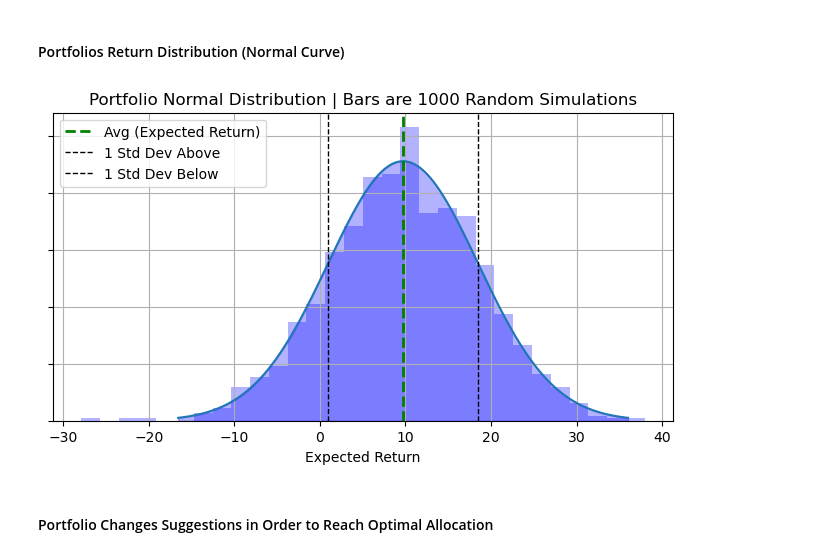
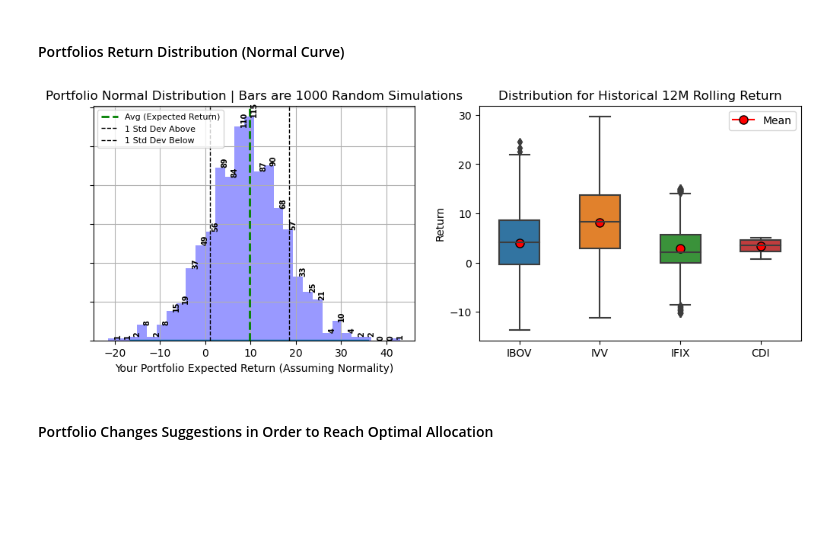
Before and after one commit to paulinhok14/Asset-Allocation, a Jupyter notebook: asset_allocation.ipynb, the cells around one changed output. Cells and saved outputs as stored; diff of their text form; code cells hidden in the pictures; blank space fills up the shorter version.

```diff
--- a/asset_allocation.ipynb
+++ b/asset_allocation.ipynb
@@ -507,47 +507,74 @@ plt.show()
 # %%
 # Defining constants with Risk/Return characteristics of portfolio
 mu = return_n_risk_tpl[0]  # Avg (Expected Return)
 sigma = return_n_risk_tpl[1]  # Std Dev (Expected Risk)
 
 # Calculating superior and inferior results. 3 Std Devs as premise
 lower_bound = mu - 3 * sigma
 upper_bound = mu + 3 * sigma
 
 # Calculating z-score
 z1 = (lower_bound - mu) / sigma
 z2 = (upper_bound - mu) / sigma
 
 # Calculating probability with pdf function from SciPy
 x = np.arange(lower_bound, upper_bound, 0.001)
 y = norm.pdf(x, mu, sigma)
 
 # Random Data on Normal Distribution
 # np.random.seed(X) # X as a random integer number in order to "pin" a random state
 qty_random_simulations = 1000
 return_random_normal_distribution = np.random.normal(return_n_risk_tpl[0], return_n_risk_tpl[1], qty_random_simulations)
 
-# Creating chart
-fig, ax = plt.subplots(figsize=(8, 4))
-ax.plot(x, y)
-ax.hist(return_random_normal_distribution, bins=30, density=True, alpha=0.3, color='blue')
+# Creating charts - Grid
+fig, axs = plt.subplots(1, 2, figsize=(12, 4))
+chart1 = axs[0]
+chart2 = axs[1]
+
+# 1 - Bell Curve for Your Portfolio Normal Distribution
+chart1.plot(x, y)
+counts, edges, _ = chart1.hist(return_random_normal_distribution, bins=30, alpha=0.4, color='blue')
 
 # Fills in the area under the bell curve
-ax.fill_between(x, y, 0, alpha=0.3, color='b')
+chart1.fill_between(x, y, 0, alpha=0.3, color='b')
 
 # Adding lines for mean and standard deviations
-ax.axvline(mu, color='green', linestyle='dashed', linewidth=2, label='Avg (Expected Return)')
-ax.axvline(mu - sigma, color='black', linestyle='dashed', linewidth=1, label='1 Std Dev Above')
-ax.axvline(mu + sigma, color='black', linestyle='dashed', linewidth=1, label='1 Std Dev Below')
+chart1.axvline(mu, color='green', linestyle='dashed', linewidth=2, label='Avg (Expected Return)')
+chart1.axvline(mu - sigma, color='black', linestyle='dashed', linewidth=1, label='1 Std Dev Above')
+chart1.axvline(mu + sigma, color='black', linestyle='dashed', linewidth=1, label='1 Std Dev Below')
 
-ax.set_xlabel('Expected Return')
-ax.set_yticklabels([])
-ax.set_title(f'Portfolio Normal Distribution | Bars are {qty_random_simulations} Random Simulations')
-ax.grid(True)
-ax.legend()
+chart1.set_xlabel('Your Portfolio Expected Return (Assuming Normality)')
+chart1.set_yticklabels([])
+chart1.set_title(f'Portfolio Normal Distribution | Bars are {qty_random_simulations} Random Simulations')
+chart1.grid(True)
+chart1.legend(loc='upper left', fontsize=8)
 
+# Calculating the raw count by multiplying the counts by the total number of simulations
+contagens_brutas = [int(count * qty_random_simulations) for count in counts]
+
+# Annotating each bar with its count
+for count, edge in zip(counts, edges[1:]):
+    chart1.text(edge, count, f'{int(count)}', ha='center',
+                va='bottom', weight='bold', rotation=90, color='black', fontsize=7)
+    test = test+count
+
+# 2 - Normality test (simetric distribution) for real data (daily variation annualized) from indexes: IVV, IBOV, IFIX
+rolling_returns = consolidated_variation.rolling(window=252).mean().dropna()*100
+sns.boxplot(data=rolling_returns, ax=chart2, width=0.5)
+chart2.set_ylabel('Return')
+chart2.set_title('Distribution for Historical 12M Rolling Return')
+
+# Adding Average manually
+for i, mean_value in enumerate(rolling_returns.mean()):
+    chart2.plot([i], [mean_value], marker='o', color='red', markersize=8, markeredgecolor='black', label='Mean' if i == 0 else None)
+
+chart2.legend()
 plt.show()
+
+# Normality test on Historical variation for indexes
+# Shapiro-Wilk?
 # %% [output]
-[figure, old version]
+[figure, new version]
 # %% [markdown]
 #### Portfolio Changes Suggestions in Order to Reach Optimal Allocation
 # %% [markdown]
```
Also changed, not shown: parts of 6 cells of this notebook.
